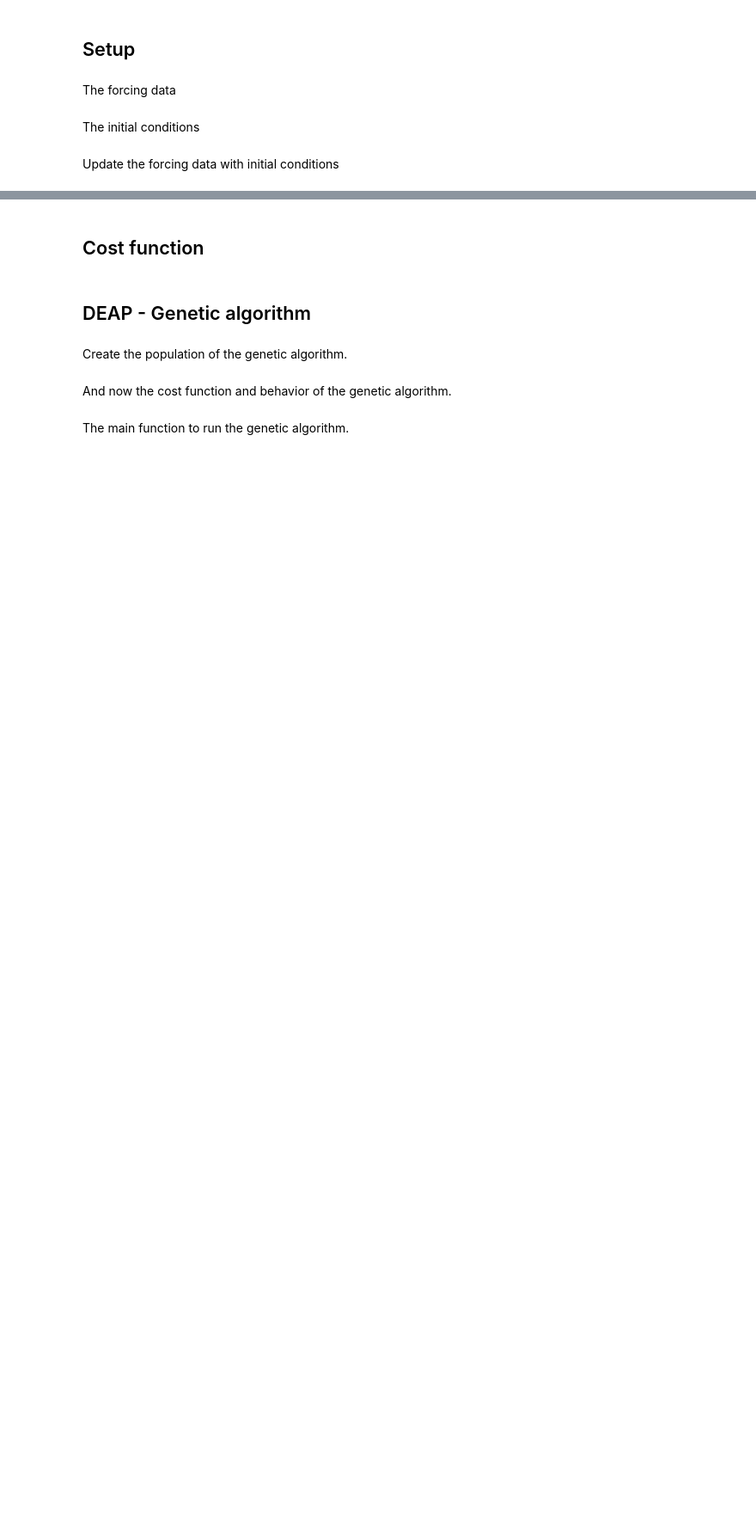
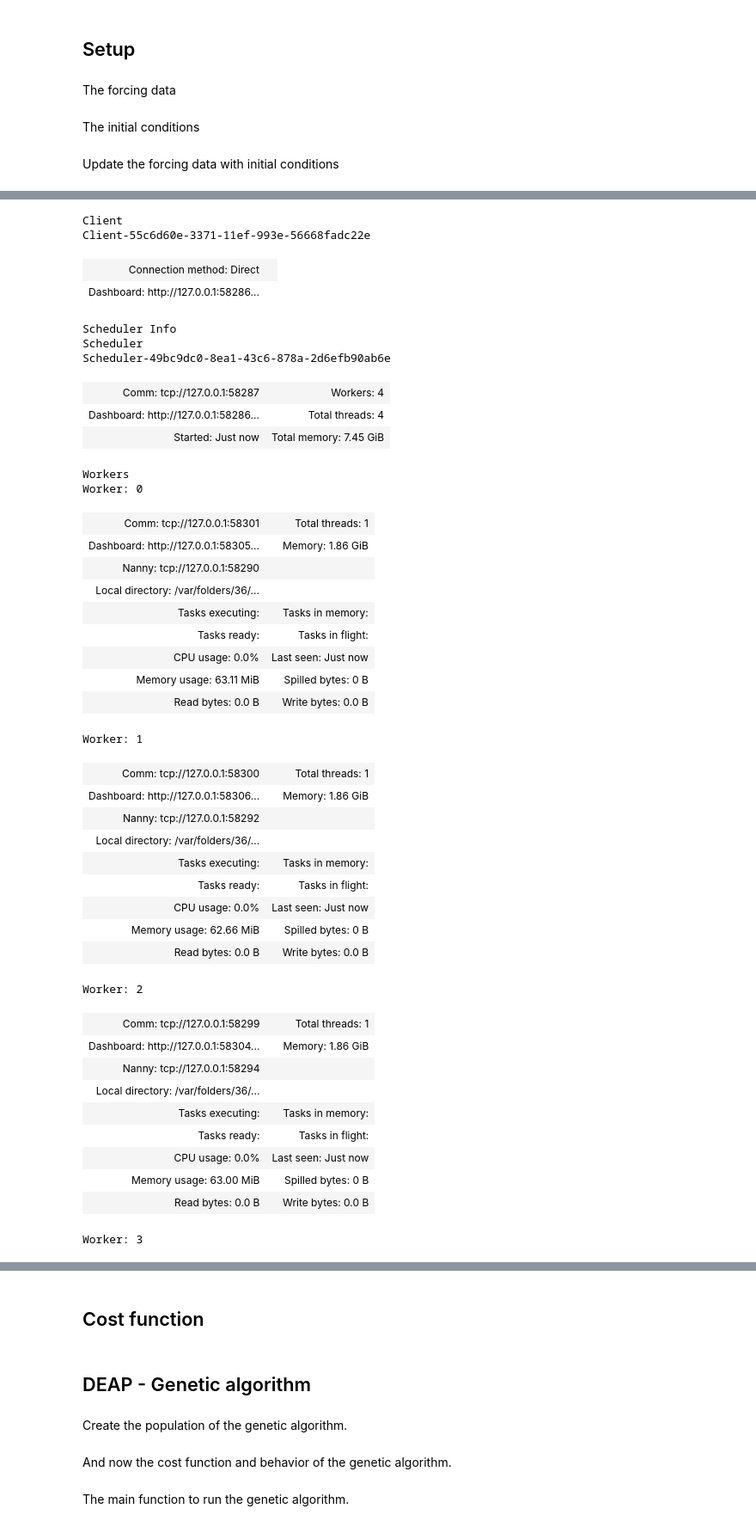
Before and after one commit to Ash12H/Seapopym-optimization, a Jupyter notebook: notebooks/2_optimization/hot_notransport_zooplankton.ipynb, the cells around one changed output, grey strips where cells are left out. Shown: that part at 86% size. Drawn from its saved outputs; the diff is of its cells as text; code cells hidden in the pictures; blank space fills up the shorter version.

```diff
--- a/notebooks/2_optimization/hot_notransport_zooplankton.ipynb
+++ b/notebooks/2_optimization/hot_notransport_zooplankton.ipynb
@@ -128,0 +138,48 @@ hot_data_parameter = ForcingParameters(
+# %%
+cluster = LocalCluster(n_workers=4, threads_per_worker=1, memory_limit="2GB")
+client = Client(cluster)
+client_param = ClientParameter.from_address(address=client.scheduler.address)
+client_param.client
+# %% [output]
+Client
+Client-55c6d60e-3371-11ef-993e-56668fadc22e
+| Connection method: Direct |  |
+| Dashboard: http://127.0.0.1:58286... |  |
+Scheduler Info
+Scheduler
+Scheduler-49bc9dc0-8ea1-43c6-878a-2d6efb90ab6e
+| Comm: tcp://127.0.0.1:58287 | Workers: 4 |
+| Dashboard: http://127.0.0.1:58286... | Total threads: 4 |
+| Started: Just now | Total memory: 7.45 GiB |
+Workers
+Worker: 0
+| Comm: tcp://127.0.0.1:58301 | Total threads: 1 |
+| Dashboard: http://127.0.0.1:58305... | Memory: 1.86 GiB |
+| Nanny: tcp://127.0.0.1:58290 |  |
+| Local directory: /var/folders/36/... |  |
+| Tasks executing: | Tasks in memory: |
+| Tasks ready: | Tasks in flight: |
+| CPU usage: 0.0% | Last seen: Just now |
+| Memory usage: 63.11 MiB | Spilled bytes: 0 B |
+| Read bytes: 0.0 B | Write bytes: 0.0 B |
+Worker: 1
+| Comm: tcp://127.0.0.1:58300 | Total threads: 1 |
+| Dashboard: http://127.0.0.1:58306... | Memory: 1.86 GiB |
+| Nanny: tcp://127.0.0.1:58292 |  |
+| Local directory: /var/folders/36/... |  |
+| Tasks executing: | Tasks in memory: |
+| Tasks ready: | Tasks in flight: |
+| CPU usage: 0.0% | Last seen: Just now |
+| Memory usage: 62.66 MiB | Spilled bytes: 0 B |
+| Read bytes: 0.0 B | Write bytes: 0.0 B |
+Worker: 2
+| Comm: tcp://127.0.0.1:58299 | Total threads: 1 |
+| Dashboard: http://127.0.0.1:58304... | Memory: 1.86 GiB |
+| Nanny: tcp://127.0.0.1:58294 |  |
+| Local directory: /var/folders/36/... |  |
+| Tasks executing: | Tasks in memory: |
+| Tasks ready: | Tasks in flight: |
+| CPU usage: 0.0% | Last seen: Just now |
+| Memory usage: 63.00 MiB | Spilled bytes: 0 B |
+| Read bytes: 0.0 B | Write bytes: 0.0 B |
+Worker: 3
```
Also changed, not shown: parts of 14 cells of this notebook, 3 other files.
